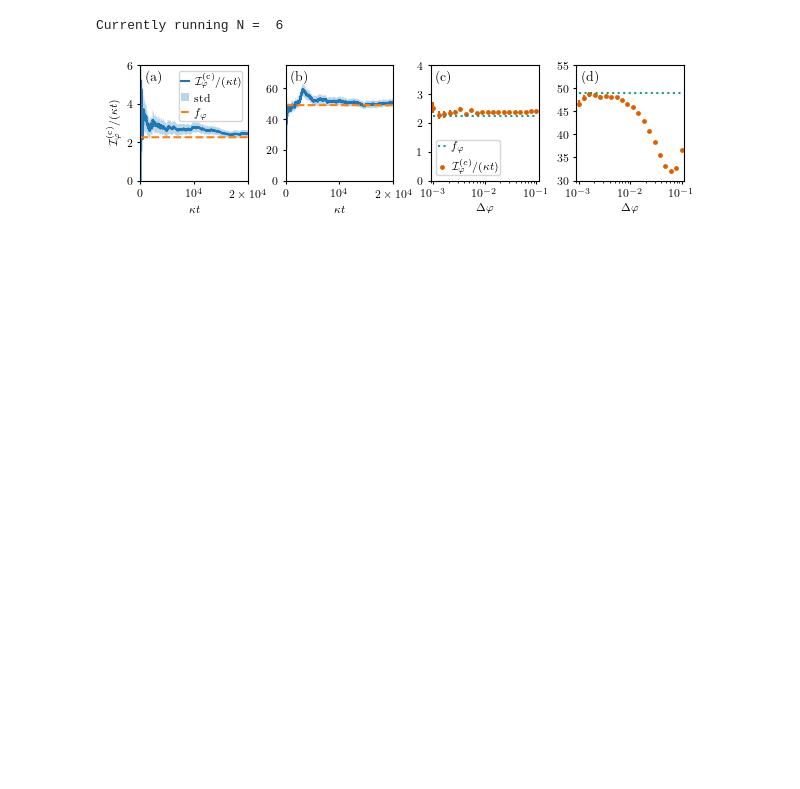
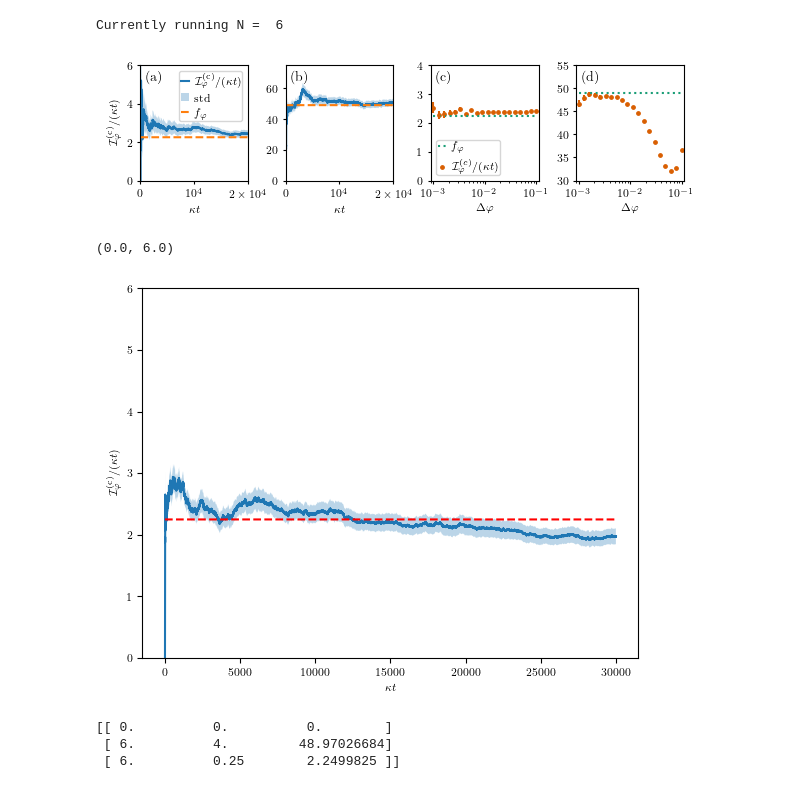
Before and after one commit to malikjirasek/optical-phase-estimation-with-the-boundary-time-crystal, a Jupyter notebook: Fig-S9/single_cfi_traj.ipynb, the cells around one changed output. Saved outputs shown, nothing was run; the diff lists cells and outputs as text; code cells hidden in the pictures; blank space fills up the shorter version.

```diff
--- a/Fig-S9/single_cfi_traj.ipynb
+++ b/Fig-S9/single_cfi_traj.ipynb
@@ -136,3 +136,20 @@ plt.show()
 # %% [output]
 Currently running N =  6
 [figure]
+# %%
+df = pd.read_csv('FI_deltavarphi_sweep_N6_ratio0.25_deltavarphi0.1.dat', sep='\s+', header=None)
+plt.plot(df[0], df[1]/df[0])
+plt.fill_between(df[0], (df[1]-df[2])/df[0], (df[1]+df[2])/df[0], alpha=0.3)
+plt.plot(df[0], QFI[2][2]*np.ones(len(df[0])), linestyle='dashed', color='r', label=r"$f_\varphi$")
+plt.xlabel(r"$\kappa t$")
+plt.ylabel(r"$\mathcal{I}^{(\mathrm{c})}_\varphi /(\kappa t)$")
+plt.ylim([0,6])
+# %% [output]
+(0.0, 6.0)
+[figure, added]
+# %%
+print(QFI)
+# %% [output]
+[[ 0.          0.          0.        ]
+ [ 6.          4.         48.97026684]
+ [ 6.          0.25        2.2499825 ]]
```
Also changed, not shown: 32 other files.
